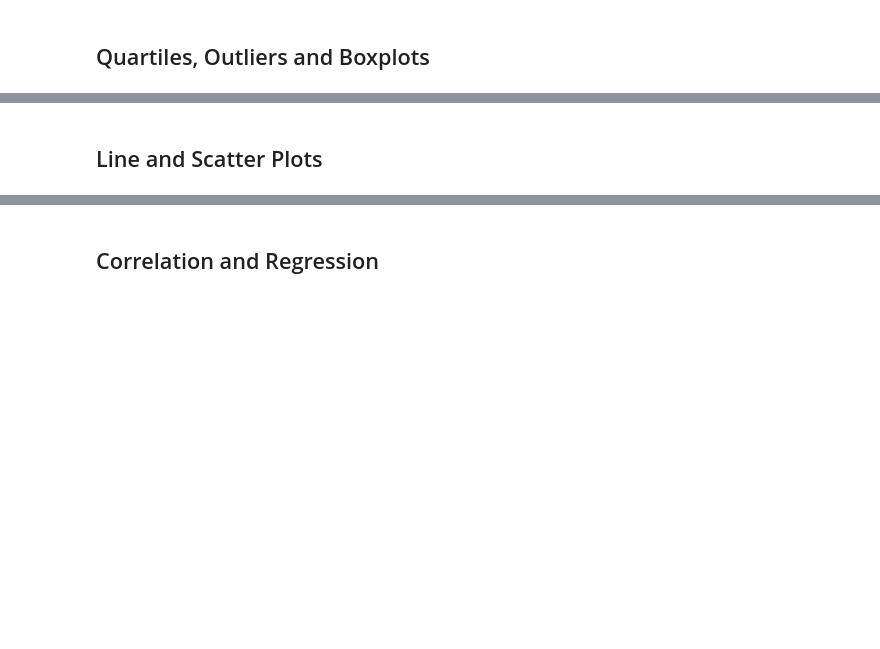
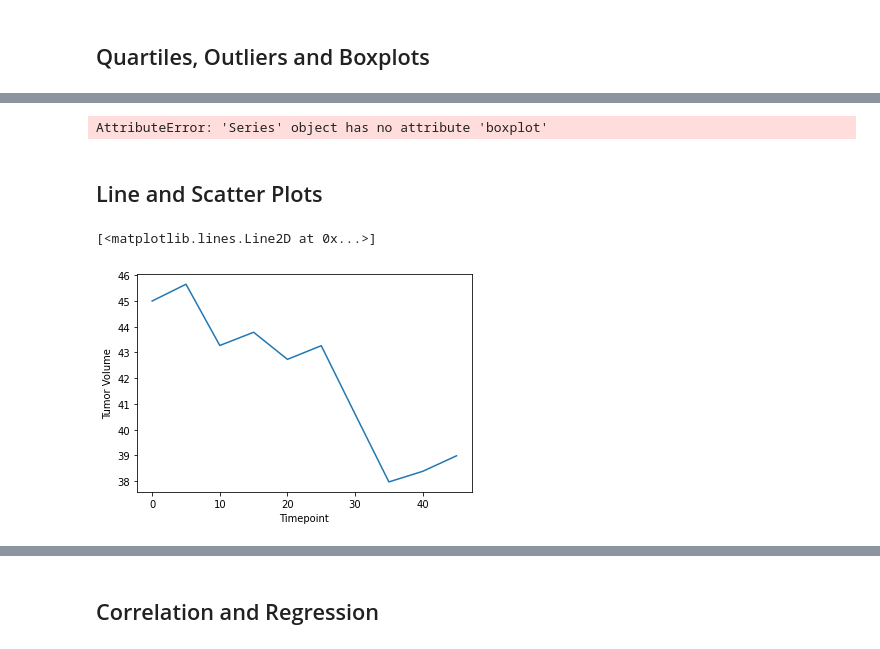
Before and after one commit to markhirsch91/matplotlib-challange, a Jupyter notebook: Pymaceuticals/pymaceuticals_starter.ipynb, the cells around one changed output, grey strips where cells are left out. Cells and saved outputs as stored; diff of their text form; code cells hidden in the pictures; blank space fills up the shorter version.

```diff
--- a/Pymaceuticals/pymaceuticals_starter.ipynb
+++ b/Pymaceuticals/pymaceuticals_starter.ipynb
@@ -232,6 +318,63 @@ final_tumor_vol_per_mouse
+# %%
+# Generate a box plot of the final tumor volume of each mouse across four regimens of interest
+
+#["Capomulin", "Ramicane", "Infubinol", "Ceftamin"]
+
+
+# CAPOMULIN
+capomulin = clean_mouse.loc[clean_mouse["Drug Regimen"]=="Capomulin",:]
+capomulin_max_calcs = capomulin.groupby("Mouse ID").max()['Timepoint']
+capomulin_max_calcs_df = capomulin_max_calcs.to_frame()
+capomulin_max_calcs_merge = pd.merge(capomulin_max_calcs_df,clean_mouse,on=("Mouse ID","Timepoint"),how="left")
+
+capomulin_plot = capomulin_max_calcs_merge["Tumor Volume (mm3)"]
+
+
+
+
+# RAMICANE
+ramicane = clean_mouse.loc[clean_mouse["Drug Regimen"]=="Ramicane",:]
+ramicane_max_calcs = ramicane.groupby("Mouse ID").max()['Timepoint']
+ramicane_max_calcs_df = ramicane_max_calcs.to_frame()
+ramicane_max_calcs_merge = pd.merge(ramicane_max_calcs_df,clean_mouse,on=("Mouse ID","Timepoint"),how="left")
+
+
+# INFUBINOL
+infubinol = clean_mouse.loc[clean_mouse["Drug Regimen"]=="Infubinol",:]
+infubinol_max_calcs = infubinol.groupby("Mouse ID").max()['Timepoint']
+infubinol_max_calcs_df = infubinol_max_calcs.to_frame()
+infubinol_max_calcs_merge = pd.merge(infubinol_max_calcs_df,clean_mouse,on=("Mouse ID","Timepoint"),how="left")
+
+
+
+# CEFTAMIN
+ceftamin = clean_mouse.loc[clean_mouse["Drug Regimen"]=="Ceftamin",:]
+ceftamin_max_calcs = ceftamin.groupby("Mouse ID").max()['Timepoint']
+ceftamin_max_calcs_df = ceftamin_max_calcs.to_frame()
+ceftamin_max_calcs_merge = pd.merge(ceftamin_max_calcs_df,clean_mouse,on=("Mouse ID","Timepoint"),how="left")
+
+
+
+# quartiles = tumor_vols.quantile([.25,.5,.75])
+# lowerq = quartiles[0.25]
+# upperq = quartiles[0.75]
+# iqr = upperq-lowerq
+# minimum=lowerq-1.5*iqr
+# maximum=upperq+1.5*iqr
+# %% [output]
+AttributeError: 'Series' object has no attribute 'boxplot'
 # %% [markdown]
 ## Line and Scatter Plots
 # %%
 # Generate a line plot of time point versus tumor volume for a mouse treated with Capomulin
+charting_dataframe = capomulin.loc[capomulin['Mouse ID']=="b128",:]
+x_axis = charting_dataframe["Timepoint"]
+volume_axis = charting_dataframe["Tumor Volume (mm3)"]
+plt.xlabel("Timepoint")
+plt.ylabel("Tumor Volume")
+plt.plot(x_axis,volume_axis)
+# %% [output]
+[<matplotlib.lines.Line2D at 0x...>]
+[figure, added]
 # %%
 # Generate a scatter plot of mouse weight versus average tumor volume for the Capomulin regimen
```
Also changed, not shown: parts of 11 cells of this notebook.
